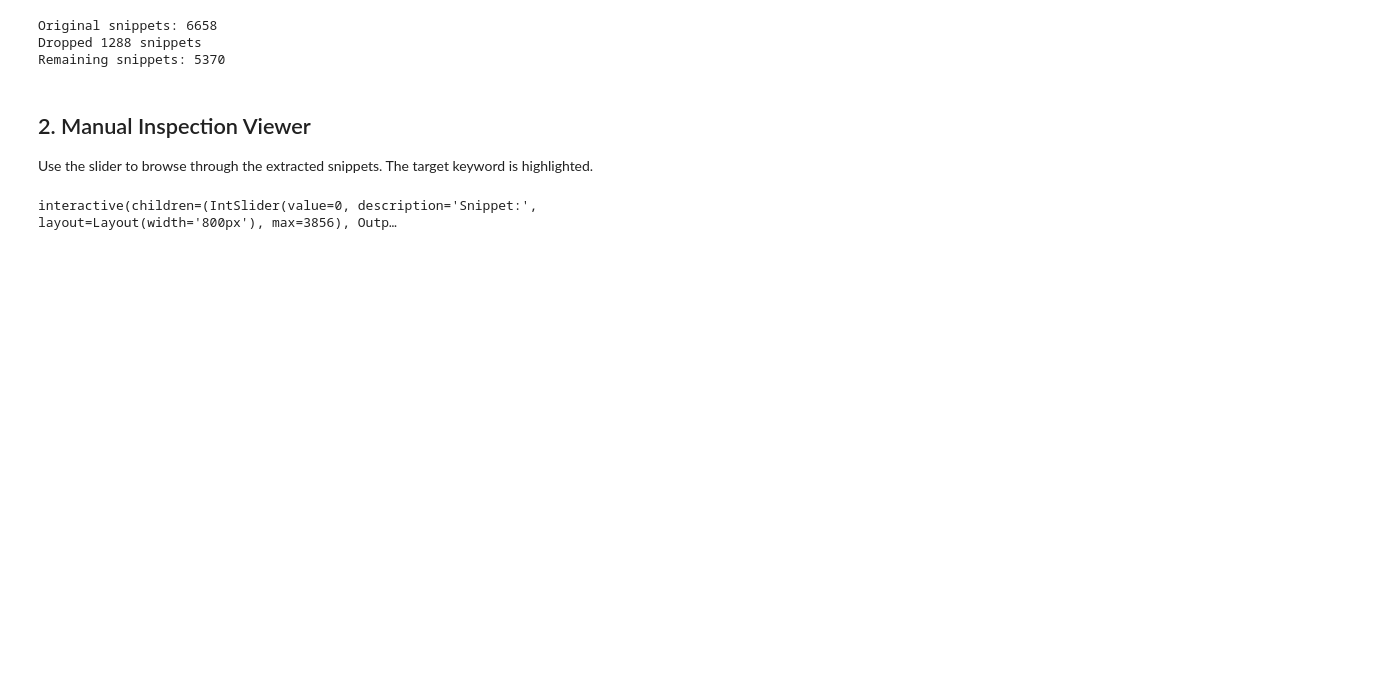
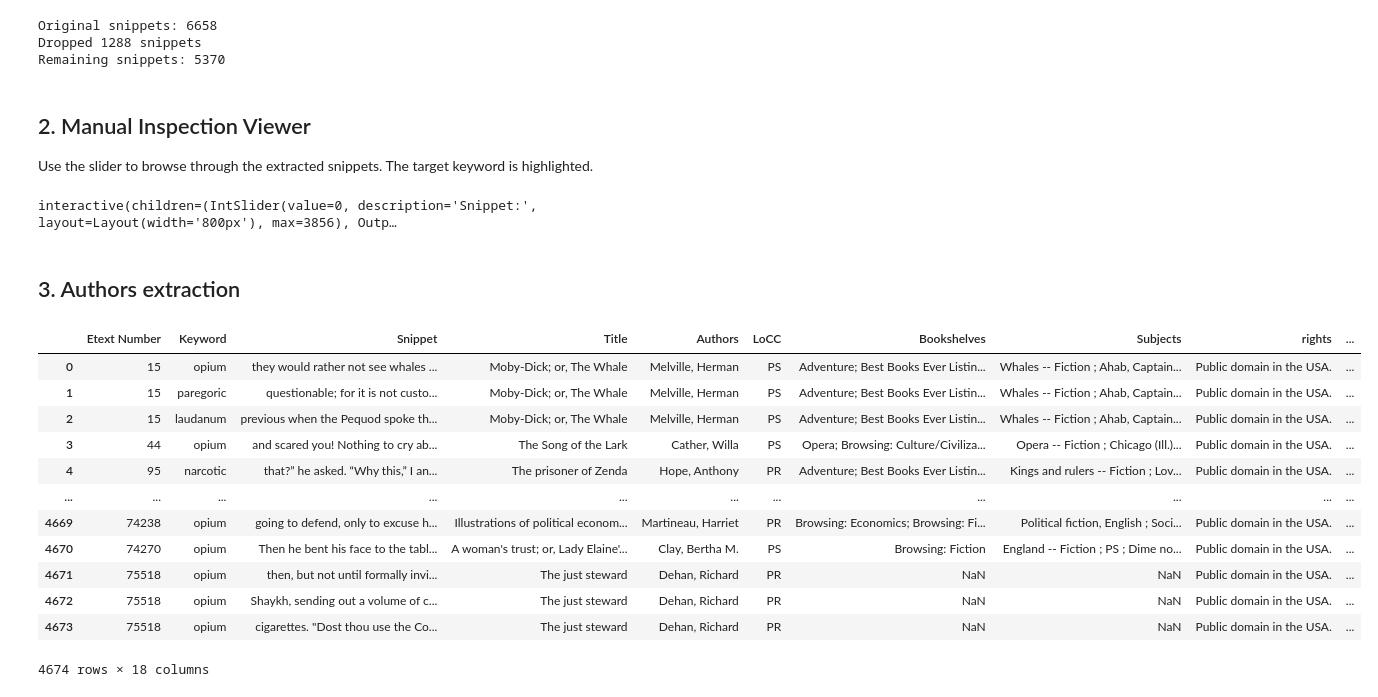
Before and after one commit to eglantine-vialaneix/opium-gutenberg, a Jupyter notebook: code/2_exploration/total_snippets_extraction.ipynb, the cells around one changed output. Saved outputs shown, nothing was run; the diff lists cells and outputs as text; code cells hidden in the pictures; blank space fills up the shorter version.

```diff
--- a/code/2_exploration/total_snippets_extraction.ipynb
+++ b/code/2_exploration/total_snippets_extraction.ipynb
@@ -216,3 +216,29 @@ if len(df) > 0:
     widgets.interact(view_snippet, index=slider)
 # %% [output]
 interactive(children=(IntSlider(value=0, description='Snippet:', layout=Layout(width='800px'), max=3856), Outp…
+# %% [markdown]
+## 3. Authors extraction
+# %%
+all_snippets_path = "../../data/snippets/total_snippets.csv"
+df_snippets = pd.read_csv(all_snippets_path, index_col=0).rename(columns={"Book_ID":"Etext Number"})
+
+books_metadata_path = "../../data/metadata_files/metadata_1870_1920_with_gender.csv"
+df_metadata = pd.read_csv(books_metadata_path, index_col=0)
+
+df_snippets = df_snippets.merge(df_metadata, on="Etext Number")
+df_snippets = df_snippets[~df_snippets["Keyword"].isin(["poppy", "black smoke"])]
+df_snippets
+# %% [output]
+|  | Etext Number | Keyword | Snippet | Title | Authors | LoCC | Bookshelves | Subjects | rights | ... |
+| 0 | 15 | opium | they would rather not see whales ... | Moby-Dick; or, The Whale | Melville, Herman | PS | Adventure; Best Books Ever Listin... | Whales -- Fiction ; Ahab, Captain... | Public domain in the USA. | ... |
+| 1 | 15 | paregoric | questionable; for it is not custo... | Moby-Dick; or, The Whale | Melville, Herman | PS | Adventure; Best Books Ever Listin... | Whales -- Fiction ; Ahab, Captain... | Public domain in the USA. | ... |
+| 2 | 15 | laudanum | previous when the Pequod spoke th... | Moby-Dick; or, The Whale | Melville, Herman | PS | Adventure; Best Books Ever Listin... | Whales -- Fiction ; Ahab, Captain... | Public domain in the USA. | ... |
+| 3 | 44 | opium | and scared you! Nothing to cry ab... | The Song of the Lark | Cather, Willa | PS | Opera; Browsing: Culture/Civiliza... | Opera -- Fiction ; Chicago (Ill.)... | Public domain in the USA. | ... |
+| 4 | 95 | narcotic | that?” he asked. “Why this,” I an... | The prisoner of Zenda | Hope, Anthony | PR | Adventure; Best Books Ever Listin... | Kings and rulers -- Fiction ; Lov... | Public domain in the USA. | ... |
+| ... | ... | ... | ... | ... | ... | ... | ... | ... | ... | ... |
+| 4669 | 74238 | opium | going to defend, only to excuse h... | Illustrations of political econom... | Martineau, Harriet | PR | Browsing: Economics; Browsing: Fi... | Political fiction, English ; Soci... | Public domain in the USA. | ... |
+| 4670 | 74270 | opium | Then he bent his face to the tabl... | A woman's trust; or, Lady Elaine'... | Clay, Bertha M. | PS | Browsing: Fiction | England -- Fiction ; PS ; Dime no... | Public domain in the USA. | ... |
+| 4671 | 75518 | opium | then, but not until formally invi... | The just steward | Dehan, Richard | PR | NaN | NaN | Public domain in the USA. | ... |
+| 4672 | 75518 | opium | Shaykh, sending out a volume of c... | The just steward | Dehan, Richard | PR | NaN | NaN | Public domain in the USA. | ... |
+| 4673 | 75518 | opium | cigarettes. "Dost thou use the Co... | The just steward | Dehan, Richard | PR | NaN | NaN | Public domain in the USA. | ... |
+4674 rows × 18 columns
```
Also changed, not shown: parts of 12 cells of this notebook, 4 other files.
